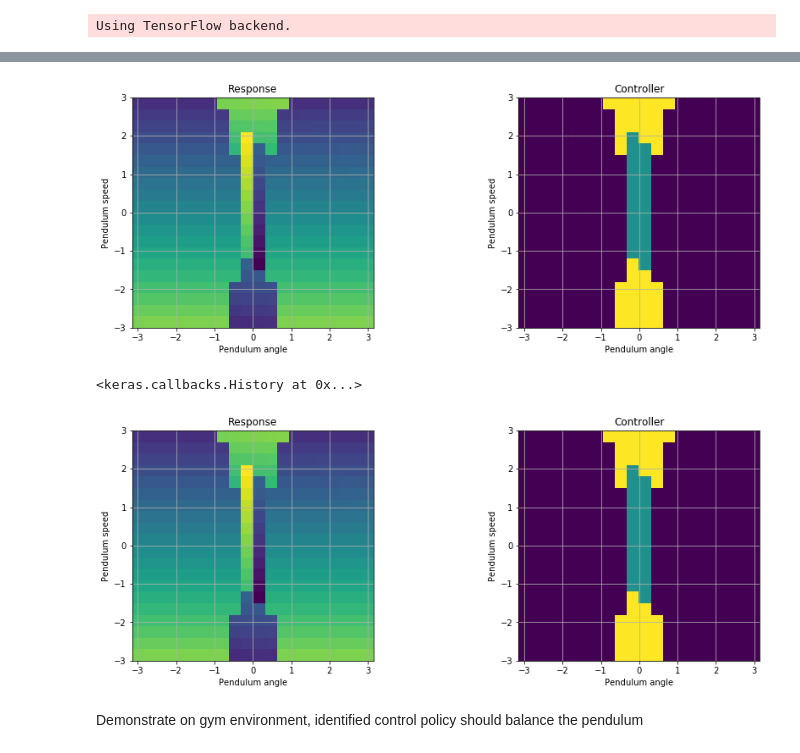
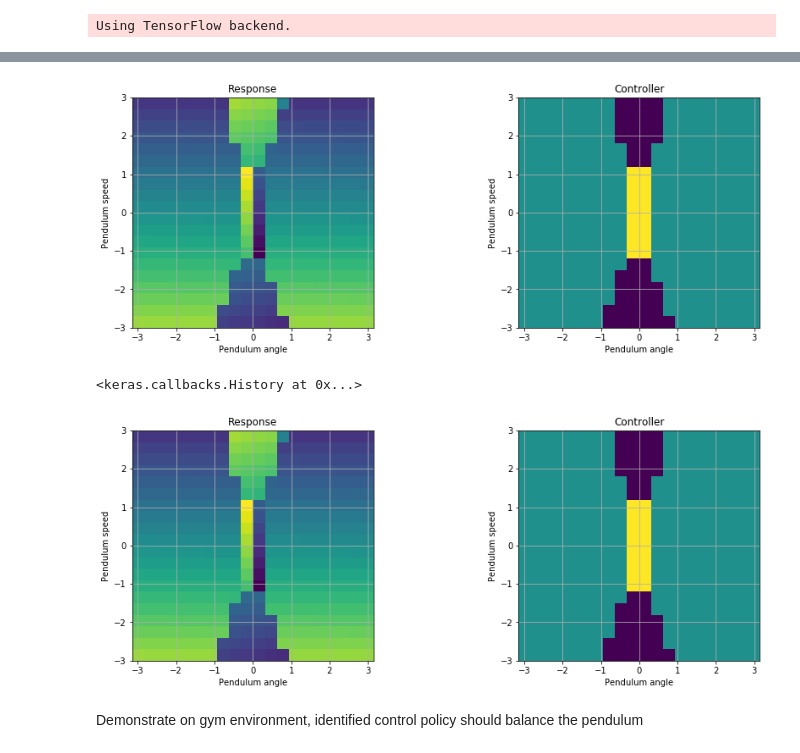
Before and after one commit to mgb45/SDN_Pendulum, a Jupyter notebook: Pendulum_example.ipynb, the cells around one changed output, grey strips where cells are left out. Saved outputs shown, nothing was run; the diff lists cells and outputs as text; code cells hidden in the pictures.

```diff
--- a/Pendulum_example.ipynb
+++ b/Pendulum_example.ipynb
@@ -53,9 +54,9 @@ class SDN:
 
         # Define model
         state = Input(shape=(2,))
-        x = Dense(16,activation='relu')(state)
-        x = Dense(16,activation='relu')(x)
-        x = Dense(16,activation='relu')(x)
+        x = Dense(8,activation='relu',kernel_regularizer=regularizers.l2(0.01))(state)
+        x = Dense(8,activation='relu',kernel_regularizer=regularizers.l2(0.01))(x)
+        x = Dense(8,activation='relu',kernel_regularizer=regularizers.l2(0.01))(x)
         x = Dense(self.nk,activation='linear')(x)
         tau = Input(shape=(1,))
 
@@ -260,16 +261,16 @@ class run_cb(Callback):
 # %%
 # Train model
 batch_size = 32
 train_gen = DataGenerator(states[0:2,:].T,states[2,:].T,batch_size=batch_size)#generator(states[0:2,:].T,states[2,:].T,batch_size=batch_size)
 plt.figure(figsize=(15,5))
 run = time.time()
 cb = TensorBoard(log_dir='./logs/run_%f'%run, batch_size=batch_size, write_graph=True)
 test = run_cb()
-model.goal_pred.fit_generator(train_gen,steps_per_epoch=states.shape[1]/batch_size, epochs=500,verbose=1,callbacks=[cb,test])
+model.goal_pred.fit_generator(train_gen,steps_per_epoch=states.shape[1]/batch_size, epochs=100,verbose=1,callbacks=[cb,test])
 # %% [output]
-[figure, old version]
+[figure, new version]
 <keras.callbacks.History at 0x...>
-[figure, old version]
+[figure, new version]
 # %% [markdown]
 Demonstrate on gym environment, identified control policy should balance the pendulum
 # %%
```
Also changed, not shown: parts of 3 cells of this notebook.
